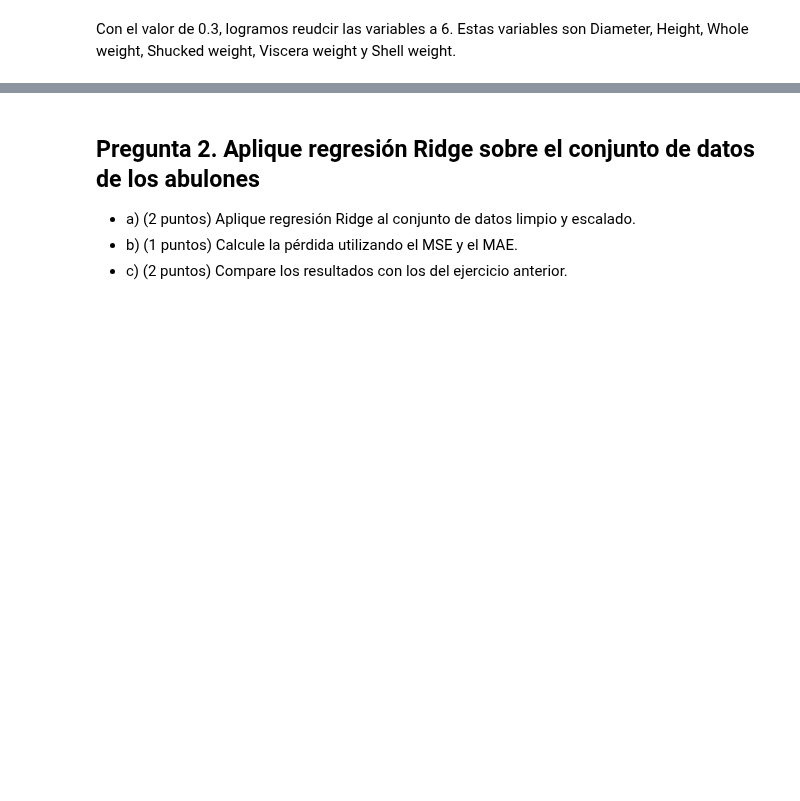
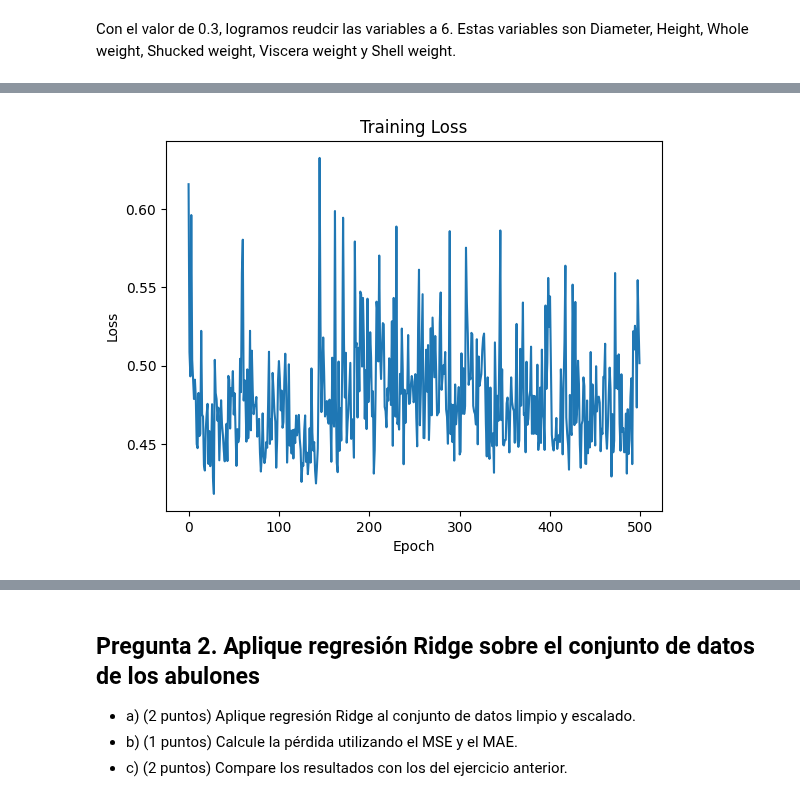
Before and after one commit to mantofer02/DataScienceBootcamp, a Jupyter notebook: FUNDATEC/MachineLearning/Tareas/2/TP02.ipynb, the cells around one changed output, grey strips where cells are left out. Saved outputs shown, nothing was run; the diff lists cells and outputs as text; code cells hidden in the pictures; blank space fills up the shorter version.

```diff
--- a/FUNDATEC/MachineLearning/Tareas/2/TP02.ipynb
+++ b/FUNDATEC/MachineLearning/Tareas/2/TP02.ipynb
@@ -249,0 +275,11 @@ Con el valor de 0.3, logramos reudcir las variables a 6. Estas variables son Dia
+# %%
+train_data = Data(X_train, y_train)
+train_dataloader = DataLoader(dataset=train_data, batch_size=BATCH_SIZE, shuffle=True)
+
+test_data = Data(X_test, y_test)
+test_dataloader = DataLoader(dataset=test_data, batch_size=BATCH_SIZE, shuffle=False)
+
+for batch, (X, y) in enumerate(train_dataloader):
+    print(f"Batch: {batch + 1}")
+    print(f"X shape: {X.shape}")
+    print(f"y shape: {y.shape}")
@@ -249,0 +347,35 @@ Con el valor de 0.3, logramos reudcir las variables a 6. Estas variables son Dia
+# %%
+learning_rate = 0.1
+
+loss_fn = nn.MSELoss()
+optimizer = torch.optim.SGD(model.parameters(), lr=learning_rate, momentum=0.9)
+# %%
+num_epochs = 500
+loss_values = []
+
+
+for epoch in range(num_epochs):
+    model.train()
+    epoch_loss = 0.0
+    for X, y in train_dataloader:
+        optimizer.zero_grad()
+        output = model(X)
+        target = y.unsqueeze(1)
+        loss = loss_fn(output, target)
+        loss.backward()
+        optimizer.step()
+        epoch_loss += loss.item()
+
+    epoch_loss /= len(train_dataloader)
+    loss_values.append(epoch_loss)
+
+        # Print loss value for monitoring
+        #print(f"Epoch: {epoch+1}/{num_epochs}, Loss: {loss.item()}")
+# %%
+plt.plot(range(num_epochs), loss_values)
+plt.xlabel('Epoch')
+plt.ylabel('Loss')
+plt.title('Training Loss')
+plt.show()
+# %% [output]
+[figure, added]
```
Also changed, not shown: parts of 10 cells of this notebook, 7 other files.
